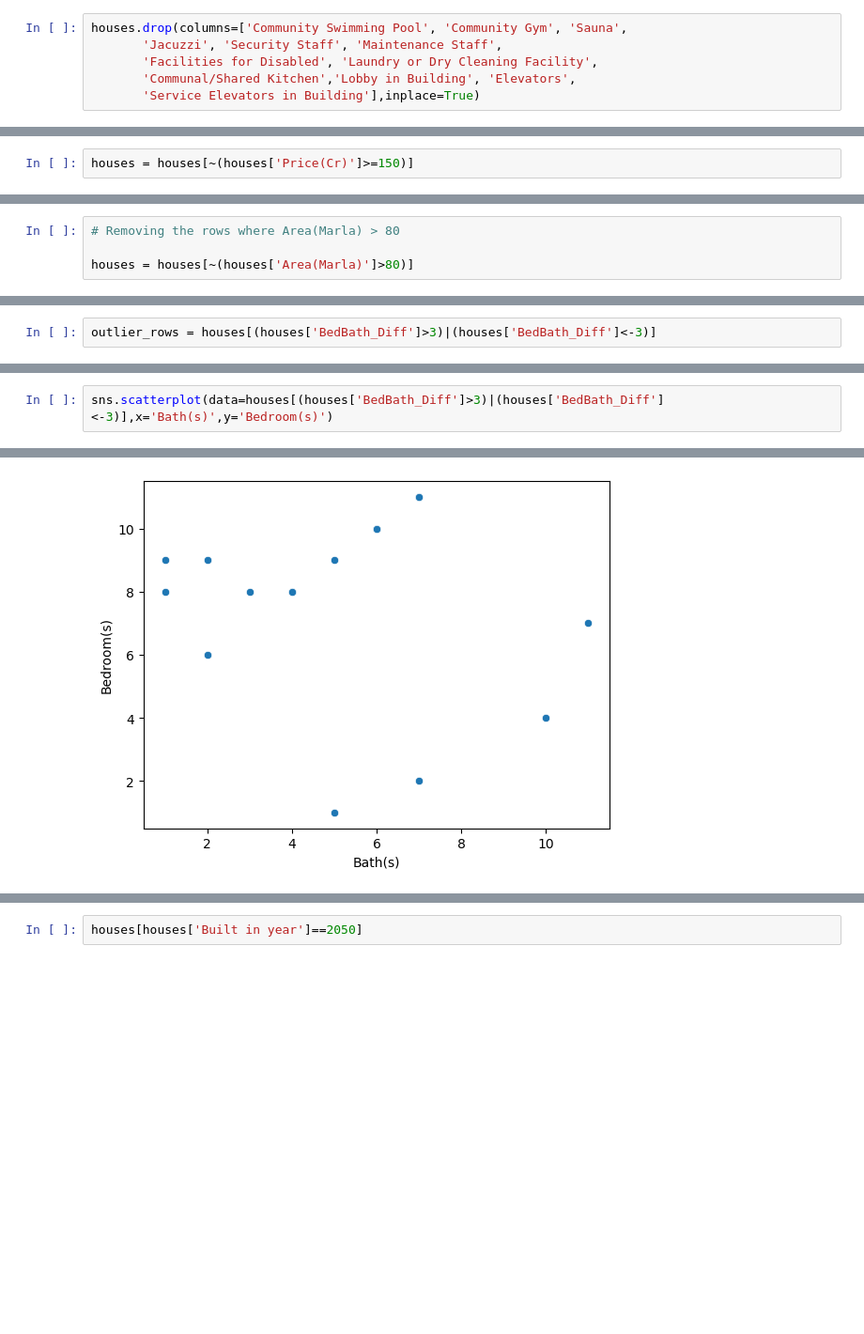
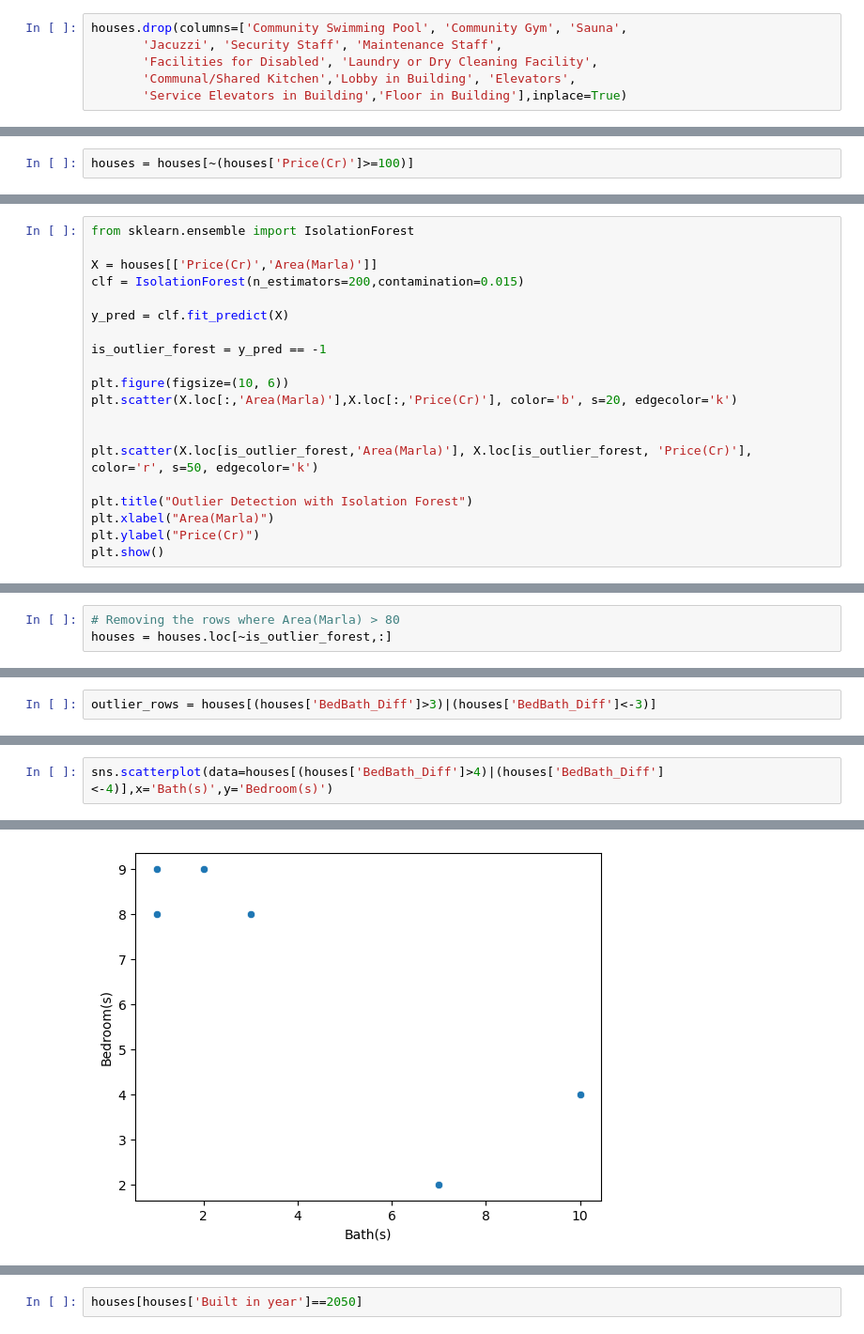
Before and after one commit to Piro369/End-to-End-Real-Estate-ml, a Jupyter notebook: Outlier Detection/Outlier Detection (Houses).ipynb, the cells around one changed output, grey strips where cells are left out. Shown at 94% size. Drawn from its saved outputs; the diff is of its cells as text; blank space fills up the shorter version.

```diff
--- a/Outlier Detection/Outlier Detection (Houses).ipynb
+++ b/Outlier Detection/Outlier Detection (Houses).ipynb
@@ -15,7 +14,7 @@ houses.drop(columns=['Community Swimming Pool', 'Community Gym', 'Sauna',
        'Jacuzzi', 'Security Staff', 'Maintenance Staff',
        'Facilities for Disabled', 'Laundry or Dry Cleaning Facility',
        'Communal/Shared Kitchen','Lobby in Building', 'Elevators',
-       'Service Elevators in Building'],inplace=True)
+       'Service Elevators in Building','Floor in Building'],inplace=True)
 # %%
 houses.info()
 # %% [output]
@@ -97,5 +110,5 @@ However, prices above 150 should be removed
 # %%
-houses = houses[~(houses['Price(Cr)']>=150)]
+houses = houses[~(houses['Price(Cr)']>=100)]
 # %%
 houses.shape
 # %% [output]
@@ -133,0 +142,20 @@ houses[houses['Area(Marla)']>80]
+# %%
+from sklearn.ensemble import IsolationForest
+
+X = houses[['Price(Cr)','Area(Marla)']]
+clf = IsolationForest(n_estimators=200,contamination=0.015)
+
+y_pred = clf.fit_predict(X)
+
+is_outlier_forest = y_pred == -1
+
+plt.figure(figsize=(10, 6))
+plt.scatter(X.loc[:,'Area(Marla)'],X.loc[:,'Price(Cr)'], color='b', s=20, edgecolor='k')
+
+
+plt.scatter(X.loc[is_outlier_forest,'Area(Marla)'], X.loc[is_outlier_forest, 'Price(Cr)'], color='r', s=50, edgecolor='k')
+
+plt.title("Outlier Detection with Isolation Forest")
+plt.xlabel("Area(Marla)")
+plt.ylabel("Price(Cr)")
+plt.show()
@@ -134,7 +189,6 @@ houses[houses['Area(Marla)']>80]
 # %%
 # Removing the rows where Area(Marla) > 80
-
-houses = houses[~(houses['Area(Marla)']>80)]
+houses = houses.loc[~is_outlier_forest,:]
 # %%
 sns.boxplot(houses['Area(Marla)'])
 # %% [output]
@@ -268,5 +362,5 @@ houses['Description'].loc[777]
 # %%
-sns.scatterplot(data=houses[(houses['BedBath_Diff']>3)|(houses['BedBath_Diff']<-3)],x='Bath(s)',y='Bedroom(s)')
+sns.scatterplot(data=houses[(houses['BedBath_Diff']>4)|(houses['BedBath_Diff']<-4)],x='Bath(s)',y='Bedroom(s)')
 # %% [output]
 <Axes: xlabel='Bath(s)', ylabel='Bedroom(s)'>
-[figure, old version]
+[figure, new version]
```
Also changed, not shown: parts of 89 cells of this notebook, 26 other files.
